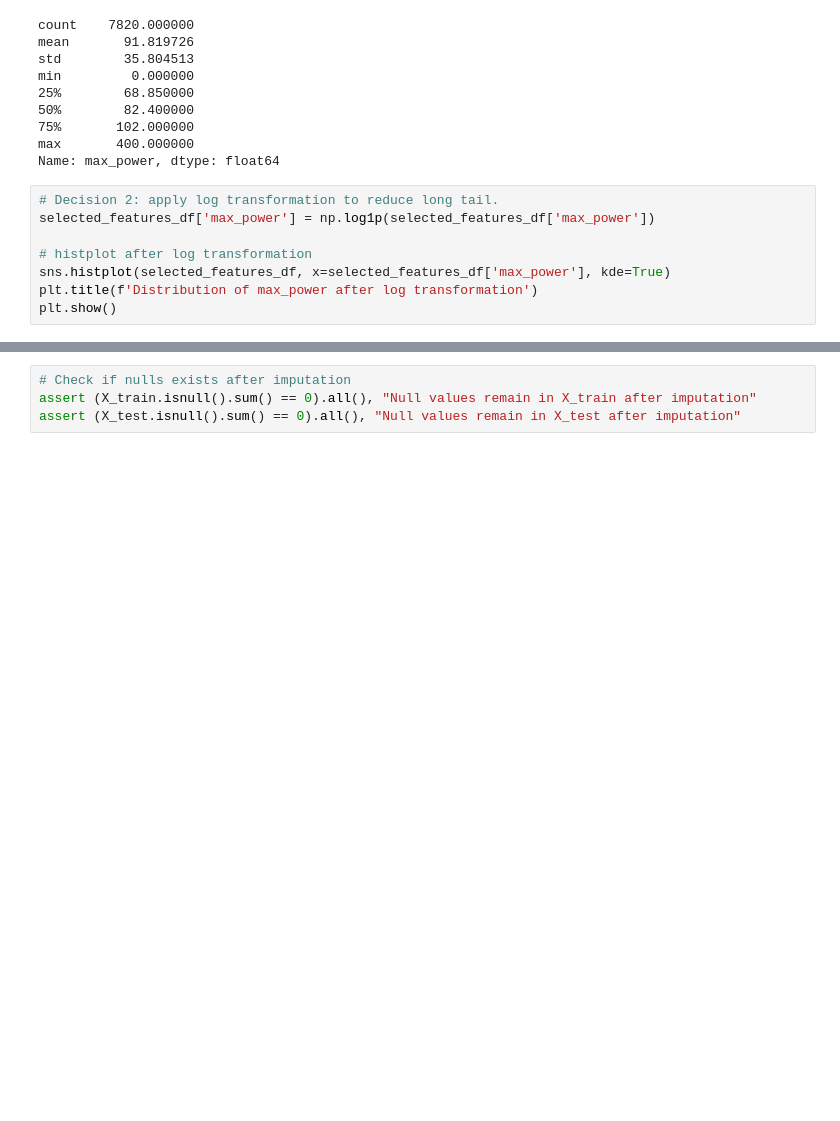
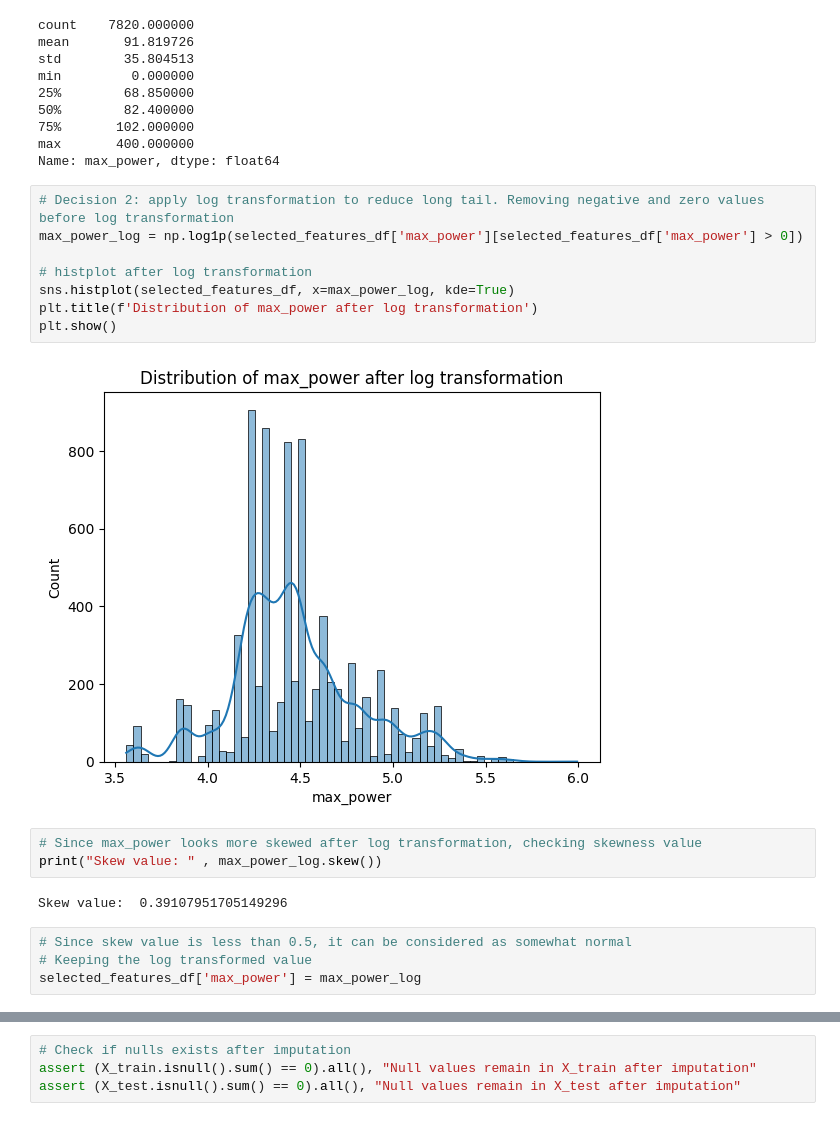
Before and after one commit to sushmi/classroom, a Jupyter notebook: notebooks/A2 - Predicting Car Prices.ipynb, the cells around one changed output, grey strips where cells are left out. Cells and saved outputs as stored; diff of their text form; blank space fills up the shorter version.

```diff
--- a/notebooks/A2 - Predicting Car Prices.ipynb
+++ b/notebooks/A2 - Predicting Car Prices.ipynb
@@ -407,10 +407,21 @@ min         0.000000
 max       400.000000
 Name: max_power, dtype: float64
 # %%
-# Decision 2: apply log transformation to reduce long tail.
-selected_features_df['max_power'] = np.log1p(selected_features_df['max_power'])
+# Decision 2: apply log transformation to reduce long tail. Removing negative and zero values before log transformation
+max_power_log = np.log1p(selected_features_df['max_power'][selected_features_df['max_power'] > 0])
 
 # histplot after log transformation
-sns.histplot(selected_features_df, x=selected_features_df['max_power'], kde=True)
+sns.histplot(selected_features_df, x=max_power_log, kde=True)
 plt.title(f'Distribution of max_power after log transformation')
 plt.show()
+# %% [output]
+[figure, added]
+# %%
+# Since max_power looks more skewed after log transformation, checking skewness value
+print("Skew value: " , max_power_log.skew())
+# %% [output]
+Skew value:  0.39107951705149296
+# %%
+# Since skew value is less than 0.5, it can be considered as somewhat normal
+# Keeping the log transformed value
+selected_features_df['max_power'] = max_power_log
```
Also changed, not shown: parts of 44 cells of this notebook.
